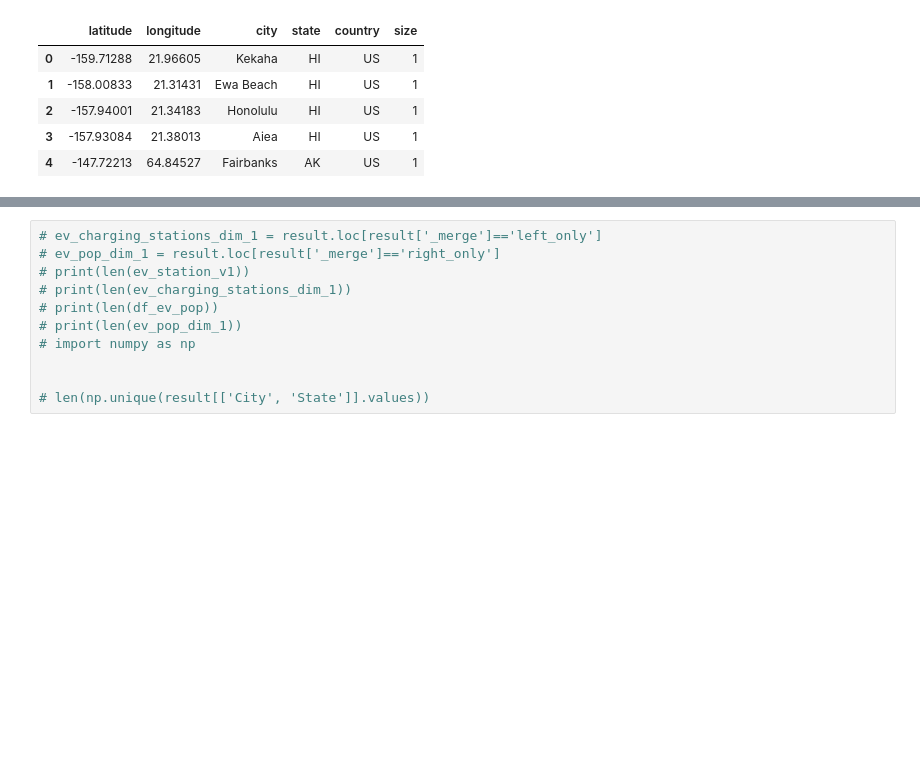
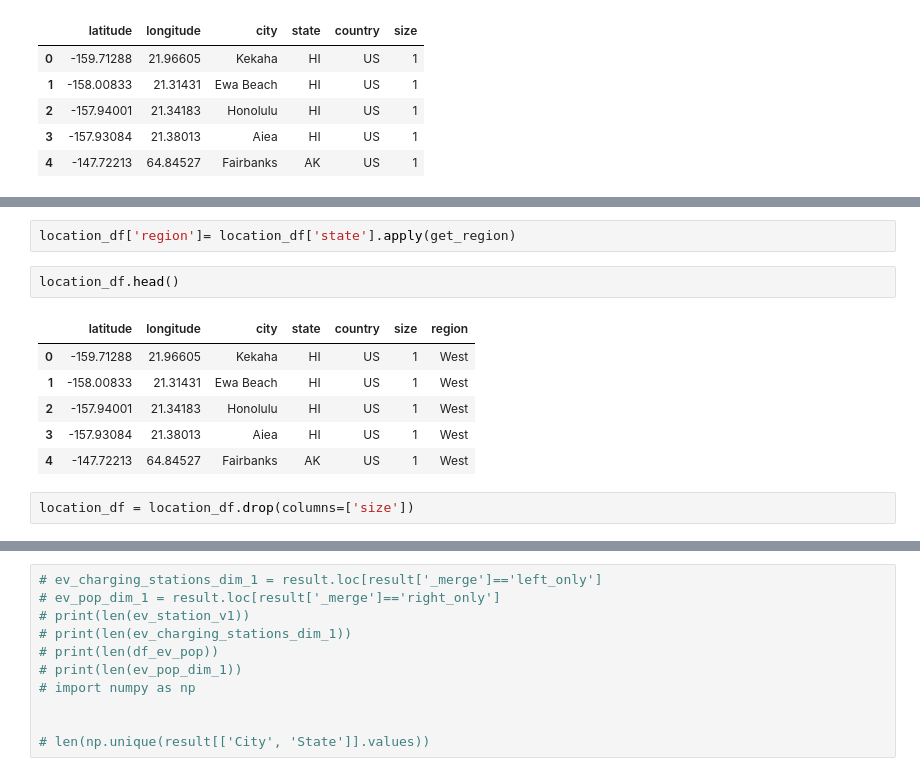
Before and after one commit to hicranA/partsUnlimitedDW, a Jupyter notebook: etl_ev_car_population.ipynb, the cells around one changed output, grey strips where cells are left out. Cells and saved outputs as stored; diff of their text form; blank space fills up the shorter version.

```diff
--- a/etl_ev_car_population.ipynb
+++ b/etl_ev_car_population.ipynb
@@ -483,0 +549,13 @@ location_df.head()
+# %%
+location_df['region']= location_df['state'].apply(get_region)
+# %%
+location_df.head()
+# %% [output]
+|  | latitude | longitude | city | state | country | size | region |
+| 0 | -159.71288 | 21.96605 | Kekaha | HI | US | 1 | West |
+| 1 | -158.00833 | 21.31431 | Ewa Beach | HI | US | 1 | West |
+| 2 | -157.94001 | 21.34183 | Honolulu | HI | US | 1 | West |
+| 3 | -157.93084 | 21.38013 | Aiea | HI | US | 1 | West |
+| 4 | -147.72213 | 64.84527 | Fairbanks | AK | US | 1 | West |
+# %%
+location_df = location_df.drop(columns=['size'])
```
Also changed, not shown: parts of 33 cells of this notebook, 3 other files.
